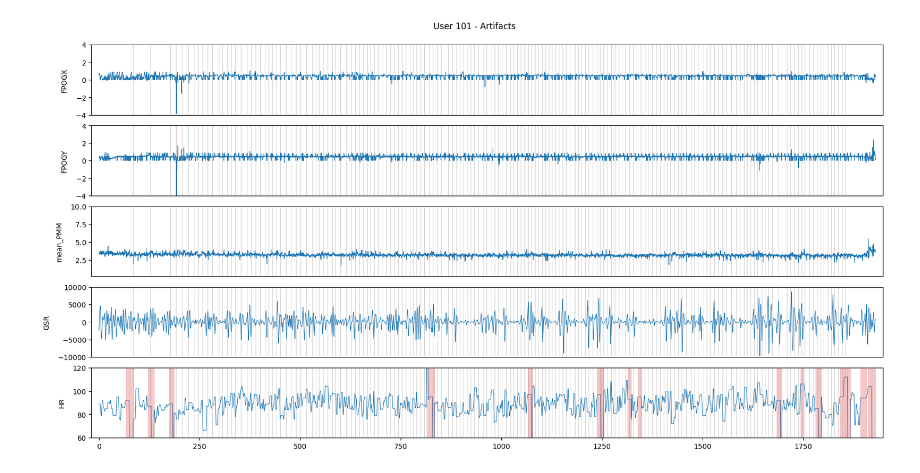
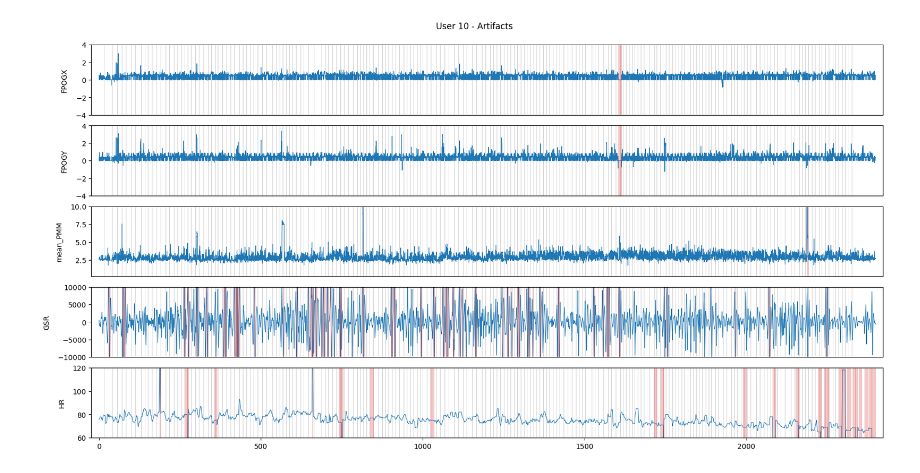
Before and after one commit to avantipova/oasisnn, a Jupyter notebook: dev/epochs_art_vis.ipynb, the cells around one changed output. Cells and saved outputs as stored; diff of their text form; code cells hidden in the pictures.

```diff
--- a/dev/epochs_art_vis.ipynb
+++ b/dev/epochs_art_vis.ipynb
@@ -269,7 +269,7 @@ def find_critical_ranges(arr: list[float], threshold: tuple[float, float], exten
     Args:
         arr (List[float]): The input 1D list of values.
         threshold (Tuple[float, float]): A tuple containing the lower and upper threshold values.
-        extension (int, optional): Extension factor for ranges with small gaps. Defaults to 2. This guarantees that the range will be at least 2*extension samples long.
+        extension (int, optional): Extension factor for ranges with small gaps. This guarantees that the range will be at least 2*extension samples long. Defaults to 2.
 
     Returns:
         List[Tuple[int, int]]: A list of tuples representing the starting and ending indices of critical ranges.
@@ -352,21 +352,21 @@ def plot_critical_ranges(
 # %%
 threshold_dict = {
     'FPOGX': (-4., 4.),
     'FPOGY': (-4., 4.),
     'mean_PMM': (0.2, 10.),
     'GSR': (-10_000., 10_000.),
     'HR': (60., 120.)
 }
 
-subject = 101
+subject = 10
 preprocessor = GazeDataProcessor()
 ts, labels = preprocessor(
     f'/home/user/Downloads/User {subject}_all_gaze.csv',
     f'/home/user/Downloads/subject-{subject}.csv'
 )
 
 fig_size = (20, 10)
 fig = plot_critical_ranges(preprocessor, threshold_dict, figsize=fig_size, title=f'User {subject} - Artifacts')
 plt.show()
 # %% [output]
-[figure, old version]
+[figure, new version]
```
